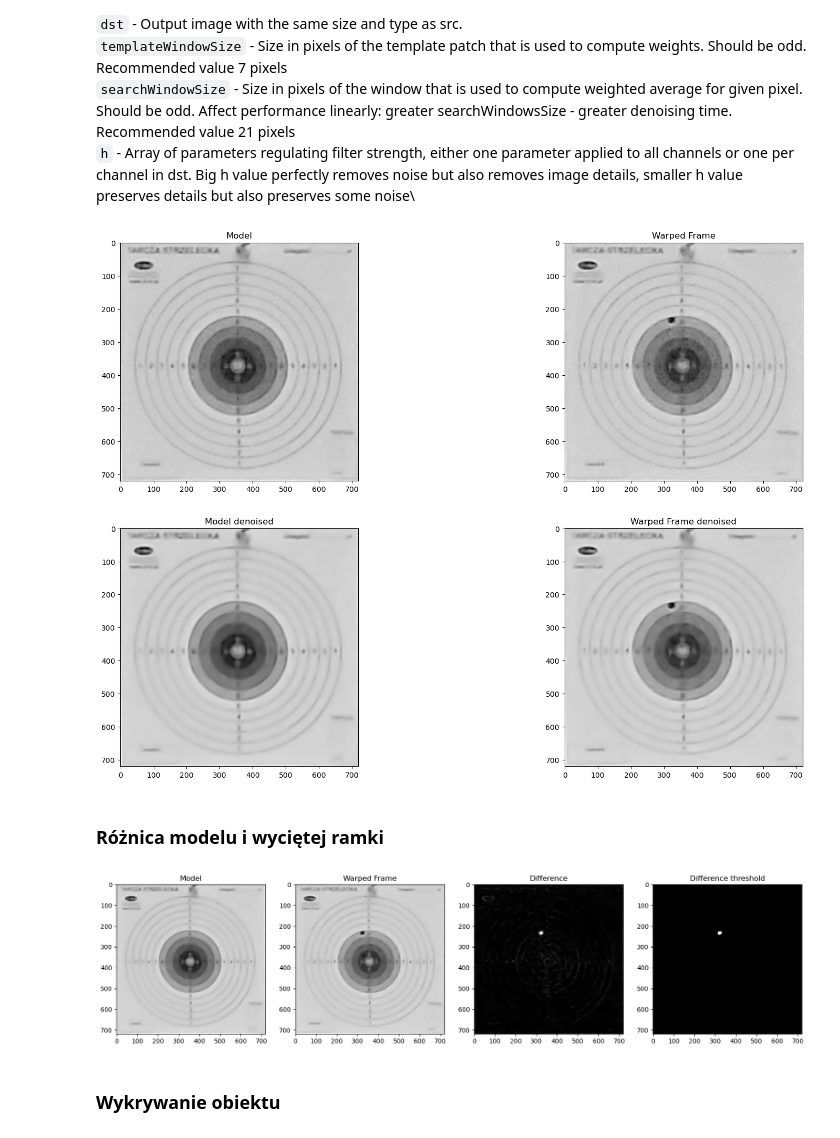
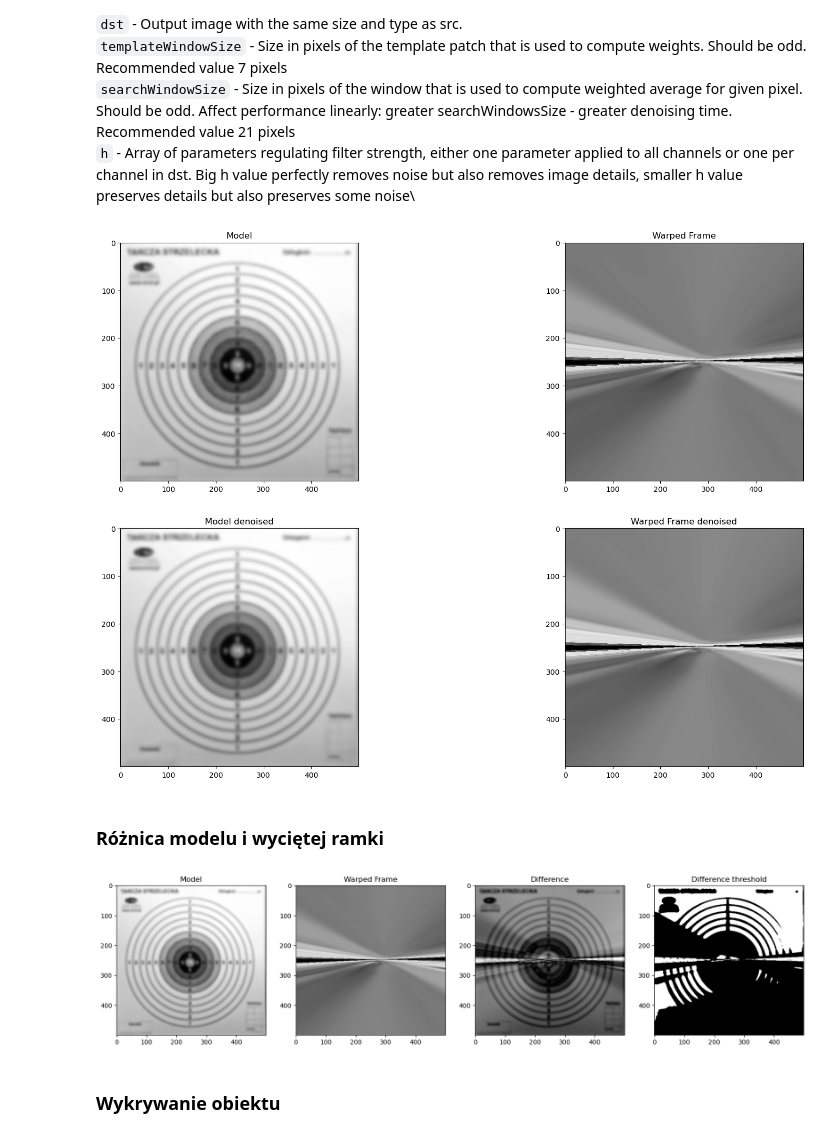
Before and after one commit to szymonb95/target-score-detector, a Jupyter notebook: jupyter_space/Images.ipynb, the cells around one changed output. Cells and saved outputs as stored; diff of their text form; code cells hidden in the pictures.

```diff
--- a/jupyter_space/Images.ipynb
+++ b/jupyter_space/Images.ipynb
@@ -10,7 +10,7 @@ from draw_images import draw_images
 
 # model_path = '../res/input/target.jpg'
 # video_path = '../res/input/video.mp4'
-model_path = '../res/input/target3.jpg'
+model_path = '../res/input/target2.jpg'
 video_path = '../res/input/02.mp4'
 model = cv2.imread(model_path)
 cap = cv2.VideoCapture(video_path)
@@ -19,6 +19,8 @@ cap.get(cv2.CAP_PROP_FRAME_COUNT) # Get frame count of movie
 cap.set(cv2.CAP_PROP_POS_MSEC, 2000) # frame at 4000ms
 _, frame = cap.read()
 # frame = frame[250:950,580:1300]
+
+model = cv2.resize(model, (500, 500))
 # %%
 draw_images([
     ('Model', cv2.cvtColor(model, cv2.COLOR_BGR2RGB), None),
@@ -32,9 +34,11 @@ draw_images([
 model_gray = cv2.cvtColor(model, cv2.COLOR_RGB2GRAY)
 frame_gray = cv2.cvtColor(frame, cv2.COLOR_RGB2GRAY)
 
-kernel = (7, 7)
-cv2.GaussianBlur(model_gray, kernel, 0)
-cv2.GaussianBlur(frame_gray, kernel, 0)
+frame_gray = cv2.fastNlMeansDenoising(frame_gray, None, 3, 7, 21)
+# frame_gray = cv2.fastNlMeansDenoisingMulti(frame_gray, 2, 5, None, 4, 7, 35)
+
+model_gray = cv2.GaussianBlur(model_gray, (21, 21), 0)
+frame_gray = cv2.GaussianBlur(frame_gray, (5, 5), 0)
 
 draw_images([
     ('Model', model_gray, 'gray'),
@@ -51,7 +55,7 @@ frame_keys, frame_desc = sift_matcher.detectAndCompute(frame_gray, None)
 
 bf_matcher = cv2.BFMatcher(crossCheck=False)
 best_match = []
-ratio = .75
+ratio = .65
 
 if type(frame_desc) != type(None):
     # apply ratio test
@@ -118,21 +129,21 @@ draw_images([
     ('Warped Frame denoised', w_frame_gray_denoised, 'gray'),
 ], 3, 2, (20, 20))
 # %% [output]
-[figure, old version]
+[figure, new version]
 # %% [markdown]
 ### Różnica modelu i wyciętej ramki
 # %%
-diff = cv2.absdiff(w_frame_gray_denoised, model_gray_denoised)
-_, diff_t = cv2.threshold(diff, 50, 255, cv2.THRESH_BINARY)
+diff = cv2.absdiff(warped_frame_gray, model_gray)
+_, diff_t = cv2.threshold(diff, 110, 255, cv2.THRESH_BINARY)
 
 draw_images([
-    ('Model', model_gray_denoised, 'gray'),
-    ('Warped Frame', w_frame_gray_denoised, 'gray'),
+    ('Model', model_gray, 'gray'),
+    ('Warped Frame', warped_frame_gray, 'gray'),
     ('Difference', diff, 'gray'),
     ('Difference threshold', diff_t, 'gray')
 ], 1, 4, (20, 50))
 # %% [output]
-[figure, old version]
+[figure, new version]
 # %% [markdown]
 ### Wykrywanie obiektu
 # %%
```
Also changed, not shown: parts of 6 cells of this notebook, 4 other files.
